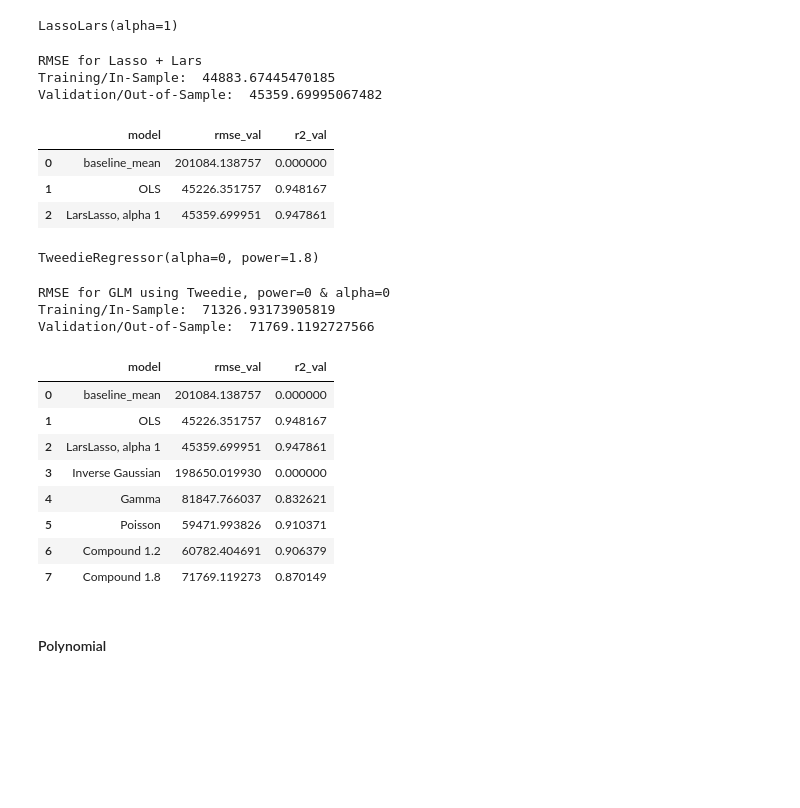
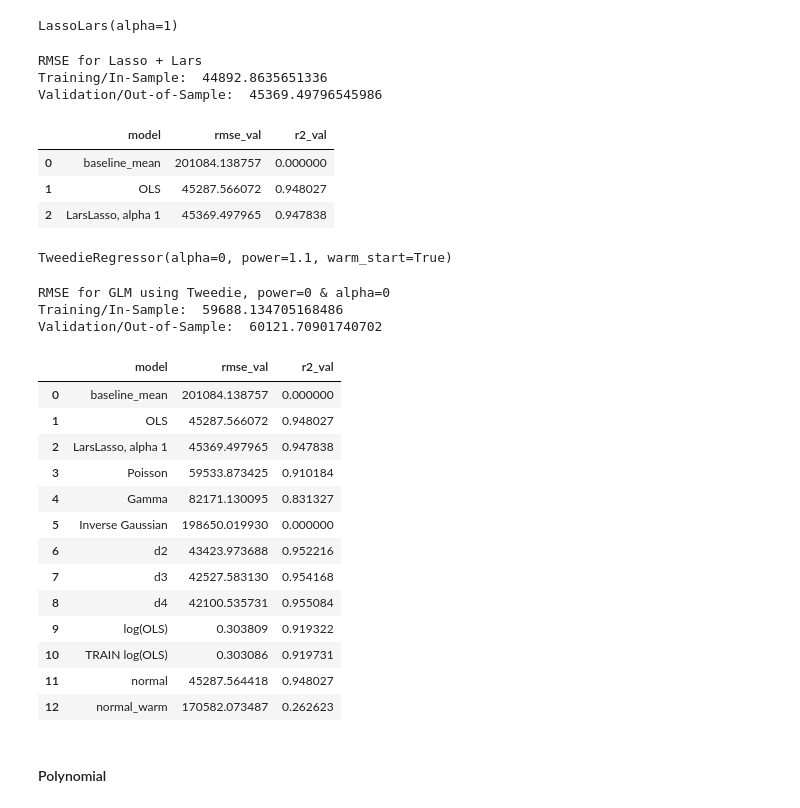
Before and after one commit to morgancross2/regression-exercises, a Jupyter notebook: modeling.ipynb, the cells around one changed output. Drawn from its saved outputs; the diff is of its cells as text; code cells hidden in the pictures; blank space fills up the shorter version.

```diff
--- a/modeling.ipynb
+++ b/modeling.ipynb
@@ -62,7 +77,7 @@ train_scaled, val_scaled, test_scaled = wrangle.scale_data(train, val, test, col
 # %%
-X_train = train_scaled.drop(columns=['location', 'tax_value'])
-X_val = val_scaled.drop(columns=['location', 'tax_value'])
-X_test = test_scaled.drop(columns=['location', 'tax_value'])
+X_train = train_scaled.drop(columns=['location', 'tax_value', 'beds', 'baths', 'decade'])
+X_val = val_scaled.drop(columns=['location', 'tax_value', 'beds', 'baths', 'decade'])
+X_test = test_scaled.drop(columns=['location', 'tax_value', 'beds', 'baths', 'decade'])
 # %%
 y_train = train.tax_value
 y_val = val.tax_value
@@ -141,4 +156,4 @@ X_train.head()
 # %%
-lm = LinearRegression(normalize=True)
+lm = LinearRegression()
 lm.fit(X_train, y_train.tax_value)
 # %% [output]
@@ -206,8 +208,8 @@ print("RMSE for Lasso + Lars\nTraining/In-Sample: ", rmse_train,
       "\nValidation/Out-of-Sample: ", rmse_val)
 # %% [output]
 RMSE for Lasso + Lars
-Training/In-Sample:  44883.67445470185
-Validation/Out-of-Sample:  45359.69995067482
+Training/In-Sample:  44892.8635651336
+Validation/Out-of-Sample:  45369.49796545986
 # %%
 metrics = metrics.append({
     'model': 'LarsLasso, alpha 1',
@@ -217,13 +219,13 @@ metrics
 # %% [output]
 |  | model | rmse_val | r2_val |
 | 0 | baseline_mean | 201084.138757 | 0.000000 |
-| 1 | OLS | 45226.351757 | 0.948167 |
-| 2 | LarsLasso, alpha 1 | 45359.699951 | 0.947861 |
+| 1 | OLS | 45287.566072 | 0.948027 |
+| 2 | LarsLasso, alpha 1 | 45369.497965 | 0.947838 |
 # %%
-glm = TweedieRegressor(power=1.8, alpha=0)
+glm = TweedieRegressor(power=1.1, alpha=0, warm_start=True)
 glm.fit(X_train, y_train.tax_value)
 # %% [output]
-TweedieRegressor(alpha=0, power=1.8)
+TweedieRegressor(alpha=0, power=1.1, warm_start=True)
 # %%
 y_train['pred_glm'] = glm.predict(X_train)
 rmse_train = mean_squared_error(y_train.tax_value, y_train.pred_glm, squared=False)
@@ -233,24 +235,29 @@ print("RMSE for GLM using Tweedie, power=0 & alpha=0\nTraining/In-Sample: ", rms
       "\nValidation/Out-of-Sample: ", rmse_val)
 # %% [output]
 RMSE for GLM using Tweedie, power=0 & alpha=0
-Training/In-Sample:  71326.93173905819
-Validation/Out-of-Sample:  71769.1192727566
+Training/In-Sample:  59688.134705168486
+Validation/Out-of-Sample:  60121.70901740702
 # %%
 metrics = metrics.append({
-    'model': 'Compound 1.8',
+    'model': 'normal_warm',
     'rmse_val': rmse_val,
     'r2_val': explained_variance_score(y_val.tax_value, y_val.pred_glm)}, ignore_index=True)
 metrics
 # %% [output]
 |  | model | rmse_val | r2_val |
 | 0 | baseline_mean | 201084.138757 | 0.000000 |
-| 1 | OLS | 45226.351757 | 0.948167 |
-| 2 | LarsLasso, alpha 1 | 45359.699951 | 0.947861 |
-| 3 | Inverse Gaussian | 198650.019930 | 0.000000 |
-| 4 | Gamma | 81847.766037 | 0.832621 |
-| 5 | Poisson | 59471.993826 | 0.910371 |
-| 6 | Compound 1.2 | 60782.404691 | 0.906379 |
-| 7 | Compound 1.8 | 71769.119273 | 0.870149 |
+| 1 | OLS | 45287.566072 | 0.948027 |
+| 2 | LarsLasso, alpha 1 | 45369.497965 | 0.947838 |
+| 3 | Poisson | 59533.873425 | 0.910184 |
+| 4 | Gamma | 82171.130095 | 0.831327 |
+| 5 | Inverse Gaussian | 198650.019930 | 0.000000 |
+| 6 | d2 | 43423.973688 | 0.952216 |
+| 7 | d3 | 42527.583130 | 0.954168 |
+| 8 | d4 | 42100.535731 | 0.955084 |
+| 9 | log(OLS) | 0.303809 | 0.919322 |
+| 10 | TRAIN log(OLS) | 0.303086 | 0.919731 |
+| 11 | normal | 45287.564418 | 0.948027 |
+| 12 | normal_warm | 170582.073487 | 0.262623 |
 # %% [markdown]
 #### Polynomial
 # %%
```
Also changed, not shown: parts of 25 cells of this notebook, 1 other file.
